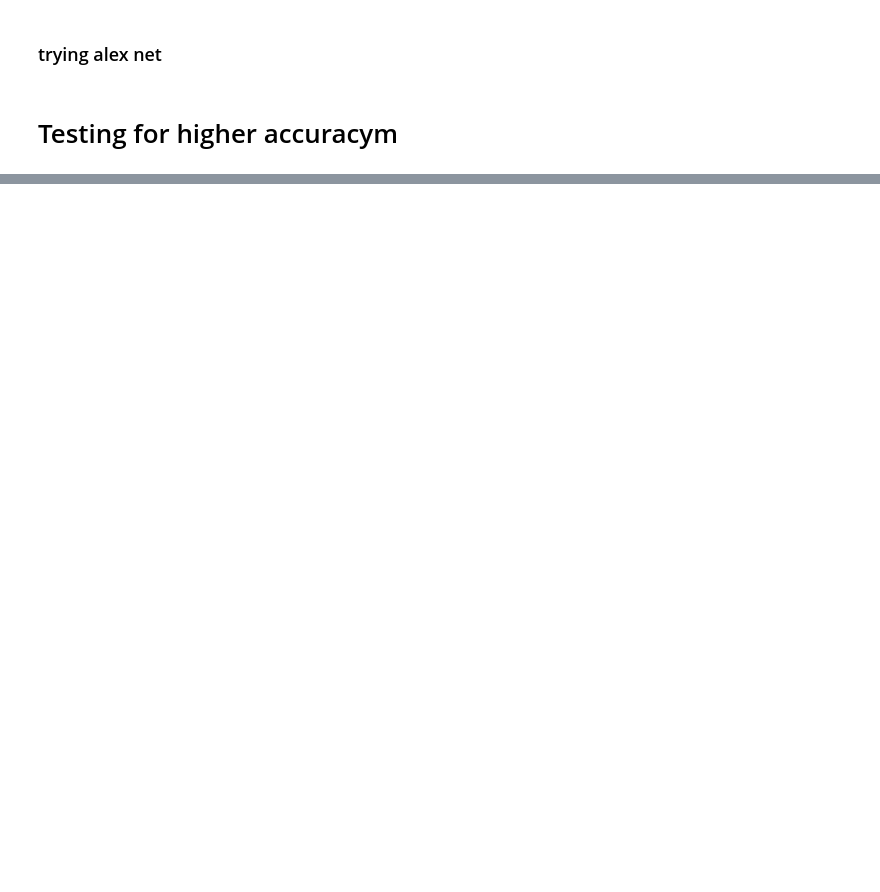
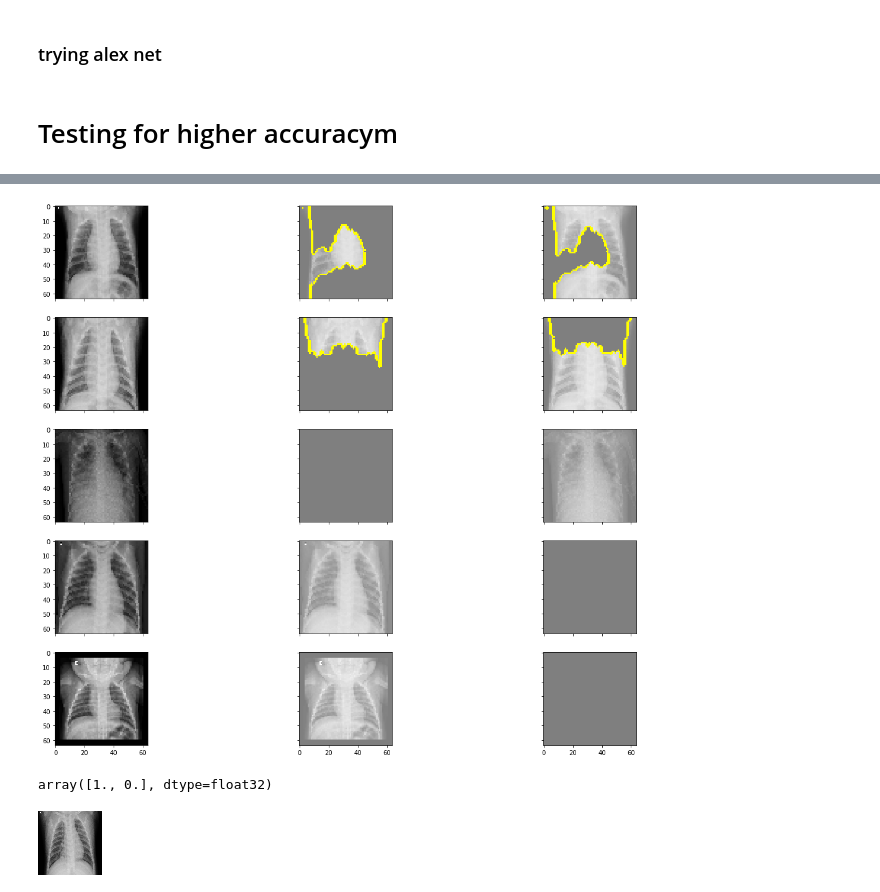
Before and after one commit to laurenphipps/x-ray-neuralnet, a Jupyter notebook: justin_preprocessing.ipynb, the cells around one changed output, grey strips where cells are left out. Drawn from its saved outputs; the diff is of its cells as text; code cells hidden in the pictures; blank space fills up the shorter version.

Commit message:
final model and using lime

```diff
--- a/justin_preprocessing.ipynb
+++ b/justin_preprocessing.ipynb
@@ -426,0 +461,4 @@ Test accuracy: 0.7250000238418579
+# %%
+explainer = lime_image.LimeImageExplainer(random_state=1)
+# %%
+y_test = y_test.T[[1]][0]
@@ -426,0 +474,4 @@ Test accuracy: 0.7250000238418579
+# %%
+bad_predictions = (y_pred == y_test)
+# %%
+test_images_lime = test_images.astype('double')
@@ -426,0 +480,17 @@ Test accuracy: 0.7250000238418579
+# %%
+%%time
+fig, ax = plt.subplots(5, 3, sharex='col', sharey='row')
+fig.set_figwidth(20)
+fig.set_figheight(16)
+indecies = random.sample(range(sum(bad_predictions)), 5)
+for j in range(5):
+    explanation = explainer.explain_instance(test_images_lime[bad_predictions][indecies[j]],
+                                             model_testing.predict,
+                                             top_labels=5, hide_color=0, num_samples=1000,
+                                             random_seed=42)
+    ax[j,0].imshow(test_images_lime[bad_predictions][indecies[j]])
+    for i in range(2):
+        temp, mask = explanation.get_image_and_mask(i, positive_only=True,
+                                                    num_features=5, hide_rest=True)
+        ax[j,i+1].imshow(mark_boundaries(temp / 2 + 0.5, mask))
+# %% [output]
@@ -426,0 +504,5 @@ Test accuracy: 0.7250000238418579
+[figure, added]
+# %%
+test_labels[9]
+# %% [output]
+array([1., 0.], dtype=float32)
@@ -426,0 +514,4 @@ Test accuracy: 0.7250000238418579
+# %%
+array_to_img(test_images[5])
+# %% [output]
+[figure, added]
```
Also changed, not shown: parts of 54 cells of this notebook.
